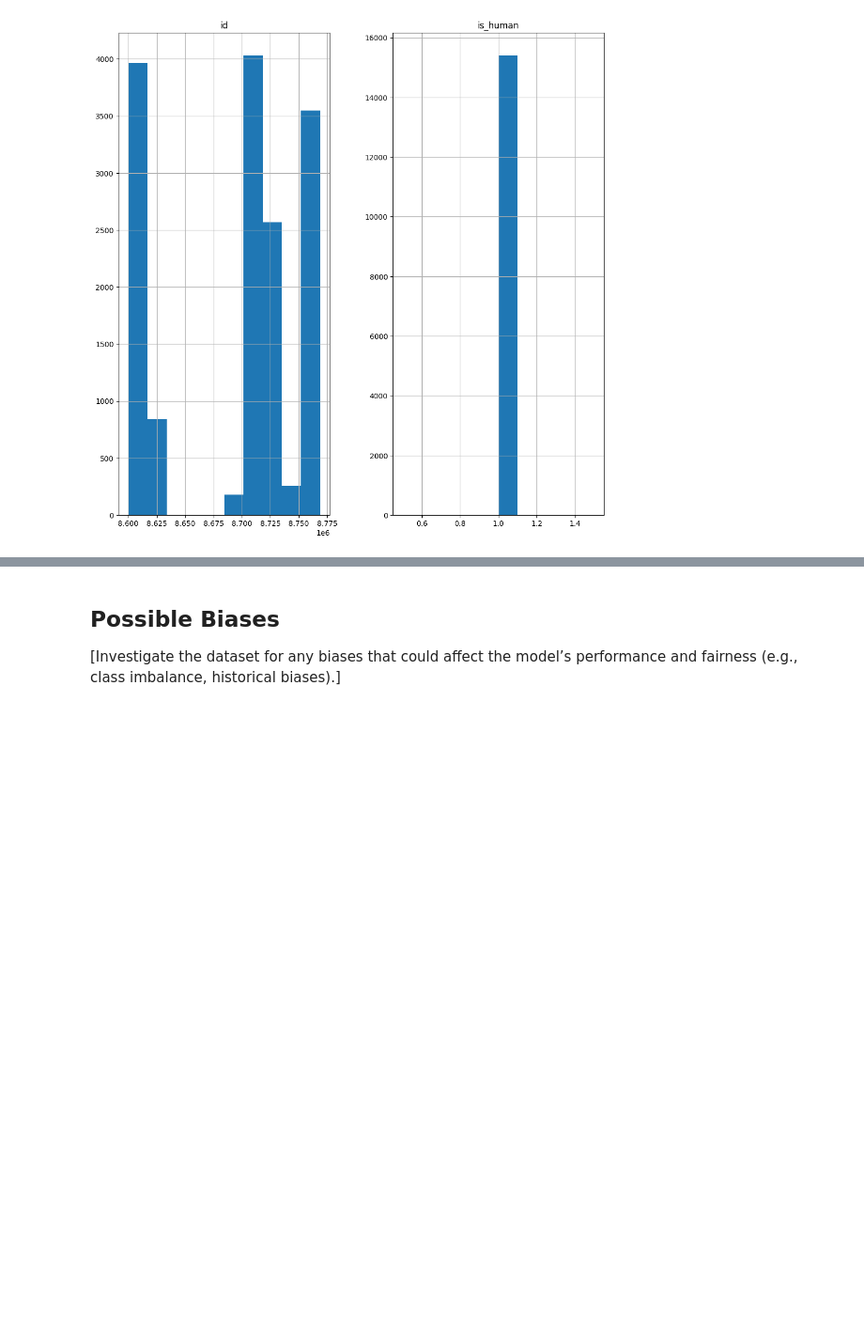
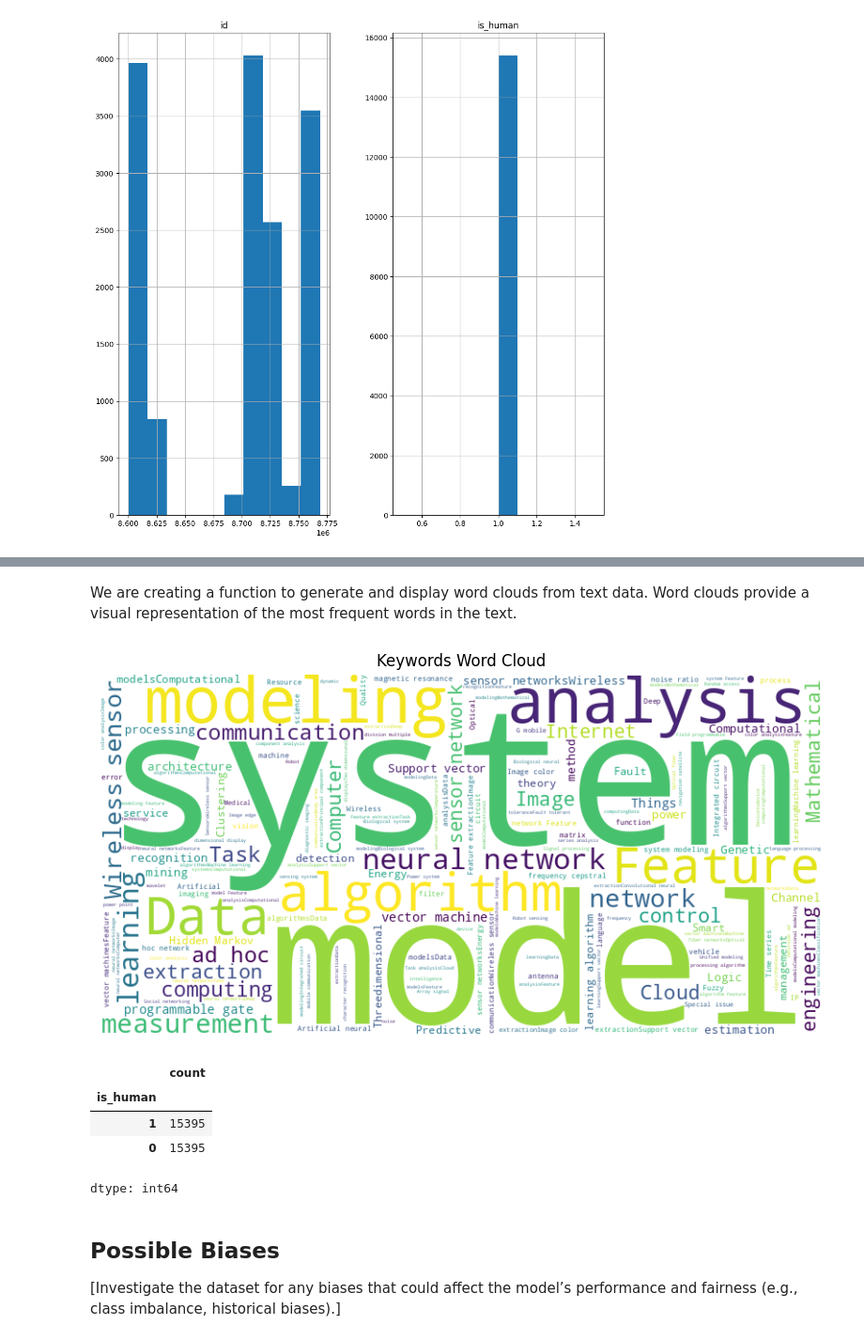
Before and after one commit to JawwadQammar/Distinguishing-AI-Generated-Text-from-Human-Writing, a Jupyter notebook: 1_DatasetCharacteristics/exploratory_data_analysis.ipynb, the cells around one changed output, grey strips where cells are left out. Shown: that part at 94% size. Drawn from its saved outputs; the diff is of its cells as text; code cells hidden in the pictures; blank space fills up the shorter version.

```diff
--- a/1_DatasetCharacteristics/exploratory_data_analysis.ipynb
+++ b/1_DatasetCharacteristics/exploratory_data_analysis.ipynb
@@ -129,3 +231,29 @@ plt.show()
+# %% [markdown]
+We are creating a function to generate and display word clouds from text data. Word clouds provide a visual representation of the most frequent words in the text.
+# %%
+def generate_wordcloud(text_data, title):
+    # Generate a word cloud from the text data
+    wordcloud = WordCloud(width=800, height=400, background_color='white').generate(' '.join(text_data))
+
+    # Plot the WordCloud image
+    plt.figure(figsize=(10, 5))  # Set the figure size for better visualization
+    plt.imshow(wordcloud, interpolation='bilinear')  # Display the word cloud with smooth interpolation
+    plt.title(title)  # Set the title for the word cloud plot
+    plt.axis('off')  # Hide the axis for a cleaner visual presentation
+    plt.show()  # Display the plot
+# %%
+# Generate and display a word cloud for the 'keyword' column with the title 'Keywords Word Cloud'.
+generate_wordcloud(df['keyword'], 'Keywords Word Cloud')
+
+# Count the number of occurrences of each label (0 for AI-generated, 1 for human-written) in the 'is_human' column.
+df['is_human'].value_counts()
+# %% [output]
+[figure, added]
+|  | count |
+| is_human |  |
+| 1 | 15395 |
+| 0 | 15395 |
+dtype: int64
 # %% [markdown]
 ## Possible Biases
 
```
Also changed, not shown: parts of 13 cells of this notebook.
